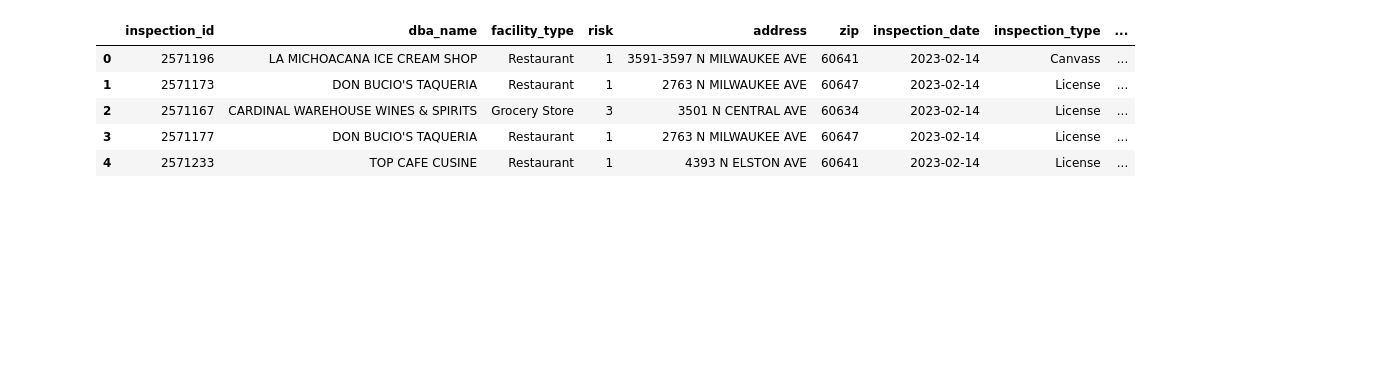
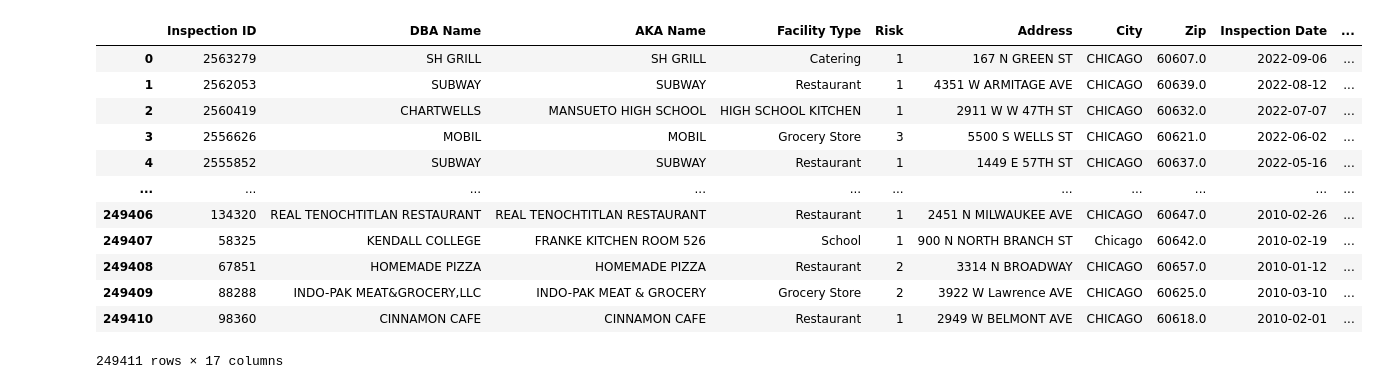
Before and after one commit to flindwall/chicago-food-inspections, a Jupyter notebook: Code/StarterAnalysis.ipynb, the cells around one changed output. Saved outputs shown, nothing was run; the diff lists cells and outputs as text; code cells hidden in the pictures; blank space fills up the shorter version.

```diff
--- a/Code/StarterAnalysis.ipynb
+++ b/Code/StarterAnalysis.ipynb
@@ -24,0 +6,8 @@ df.head()
+# %%
+# load file
+food_inspections_to_load = "Food_Inspections.csv"
+
+# read in file and store in dataframe
+food_inspections_df = pd.read_csv(food_inspections_to_load)
+
+food_inspections_df
@@ -25,6 +28,5 @@ df.head()
 # %%
 #drop columns that we we will not use in our analysis
-filtered_df =df.drop(columns = ["aka_name", "license_", ":@computed_region_awaf_s7ux", ":@computed_region_6mkv_f3dw", ":@computed_region_vrxf_vc4k", ":@computed_region_bdys_3d7i", ":@computed_region_43wa_7qmu",
-                                "city", "state"])
-filtered_df.head()
+inspections_filtered_df = food_inspections_df.drop(columns=["License #", "State"])
+inspections_filtered_df.head()
 # %% [output]
@@ -52,0 +59,6 @@ filtered_df.head()
+# %%
+# turn inspection date into date objects
+inspections_filtered_df["Inspection Date"] = pd.to_datetime(inspections_filtered_df["Inspection Date"])
+inspections_filtered_df["Inspection Year"] = pd.to_datetime(inspections_filtered_df["Inspection Date"]).dt.strftime('%Y')
+inspections_filtered_df["Inspection Month"] = pd.to_datetime(inspections_filtered_df["Inspection Date"]).dt.strftime('%m')
+inspections_filtered_df.head()
@@ -53,15 +72,22 @@ filtered_df.head()
 # %%
 #remap values for month and results columns
 results_dict = {"Risk 1 (High)" : "1", "Risk 2 (Medium)" : "2", "Risk 3 (Low)" : "3"}
 month_dict = {"01" : "January", "02" : "February", "03" : "March", "04": "April", "05" : "May", "06" : "June",
                 "07": "July", "08": "August", "09": "September", "10": "October", "11" : "November", "12" : "December"}
 
-parsed_df = filtered_df.replace({"risk" : results_dict, "Inspection_Month" : month_dict})
-parsed_df.head()
+parsed_df = inspections_filtered_df.replace({"Risk" : results_dict, "Inspection Month" : month_dict})
+parsed_df
 # %% [output]
-|  | inspection_id | dba_name | facility_type | risk | address | zip | inspection_date | inspection_type | ... |
-| 0 | 2571196 | LA MICHOACANA ICE CREAM SHOP | Restaurant | 1 | 3591-3597 N MILWAUKEE AVE | 60641 | 2023-02-14 | Canvass | ... |
-| 1 | 2571173 | DON BUCIO'S TAQUERIA | Restaurant | 1 | 2763 N MILWAUKEE AVE | 60647 | 2023-02-14 | License | ... |
-| 2 | 2571167 | CARDINAL WAREHOUSE WINES & SPIRITS | Grocery Store | 3 | 3501 N CENTRAL AVE | 60634 | 2023-02-14 | License | ... |
-| 3 | 2571177 | DON BUCIO'S TAQUERIA | Restaurant | 1 | 2763 N MILWAUKEE AVE | 60647 | 2023-02-14 | License | ... |
-| 4 | 2571233 | TOP CAFE CUSINE | Restaurant | 1 | 4393 N ELSTON AVE | 60641 | 2023-02-14 | License | ... |
+|  | Inspection ID | DBA Name | AKA Name | Facility Type | Risk | Address | City | Zip | Inspection Date | ... |
+| 0 | 2563279 | SH GRILL | SH GRILL | Catering | 1 | 167 N GREEN ST | CHICAGO | 60607.0 | 2022-09-06 | ... |
+| 1 | 2562053 | SUBWAY | SUBWAY | Restaurant | 1 | 4351 W ARMITAGE AVE | CHICAGO | 60639.0 | 2022-08-12 | ... |
+| 2 | 2560419 | CHARTWELLS | MANSUETO HIGH SCHOOL | HIGH SCHOOL KITCHEN | 1 | 2911 W W 47TH ST | CHICAGO | 60632.0 | 2022-07-07 | ... |
+| 3 | 2556626 | MOBIL | MOBIL | Grocery Store | 3 | 5500 S WELLS ST | CHICAGO | 60621.0 | 2022-06-02 | ... |
+| 4 | 2555852 | SUBWAY | SUBWAY | Restaurant | 1 | 1449 E 57TH ST | CHICAGO | 60637.0 | 2022-05-16 | ... |
+| ... | ... | ... | ... | ... | ... | ... | ... | ... | ... | ... |
+| 249406 | 134320 | REAL TENOCHTITLAN RESTAURANT | REAL TENOCHTITLAN RESTAURANT | Restaurant | 1 | 2451 N MILWAUKEE AVE | CHICAGO | 60647.0 | 2010-02-26 | ... |
+| 249407 | 58325 | KENDALL COLLEGE | FRANKE KITCHEN ROOM 526 | School | 1 | 900 N NORTH BRANCH ST | Chicago | 60642.0 | 2010-02-19 | ... |
+| 249408 | 67851 | HOMEMADE PIZZA | HOMEMADE PIZZA | Restaurant | 2 | 3314 N BROADWAY | CHICAGO | 60657.0 | 2010-01-12 | ... |
+| 249409 | 88288 | INDO-PAK MEAT&GROCERY,LLC | INDO-PAK MEAT & GROCERY | Grocery Store | 2 | 3922 W Lawrence AVE | CHICAGO | 60625.0 | 2010-03-10 | ... |
+| 249410 | 98360 | CINNAMON CAFE | CINNAMON CAFE | Restaurant | 1 | 2949 W BELMONT AVE | CHICAGO | 60618.0 | 2010-02-01 | ... |
+249411 rows × 17 columns
```
Also changed, not shown: parts of 27 cells of this notebook.
